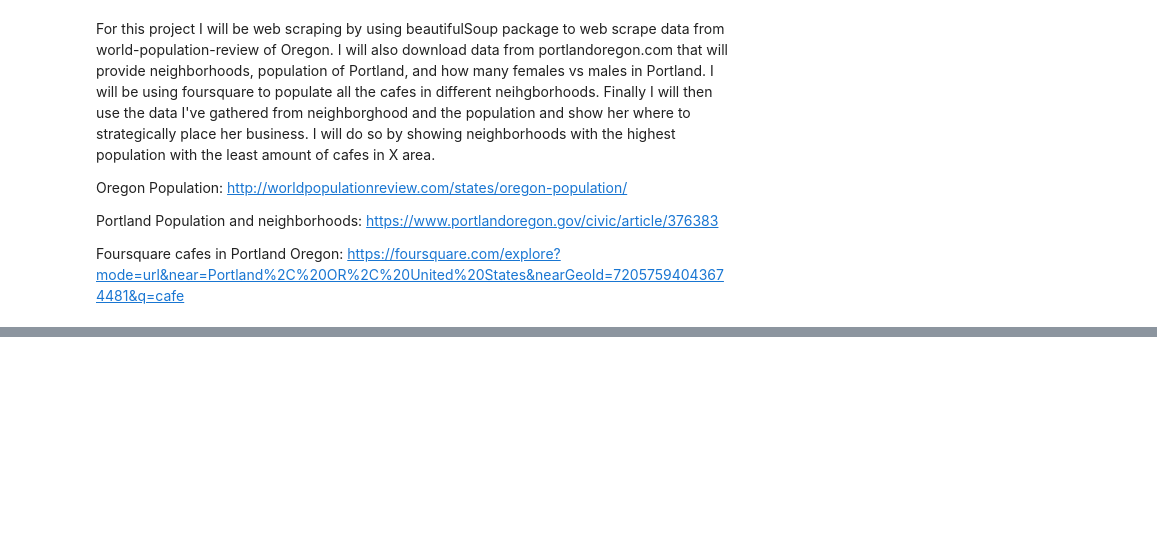
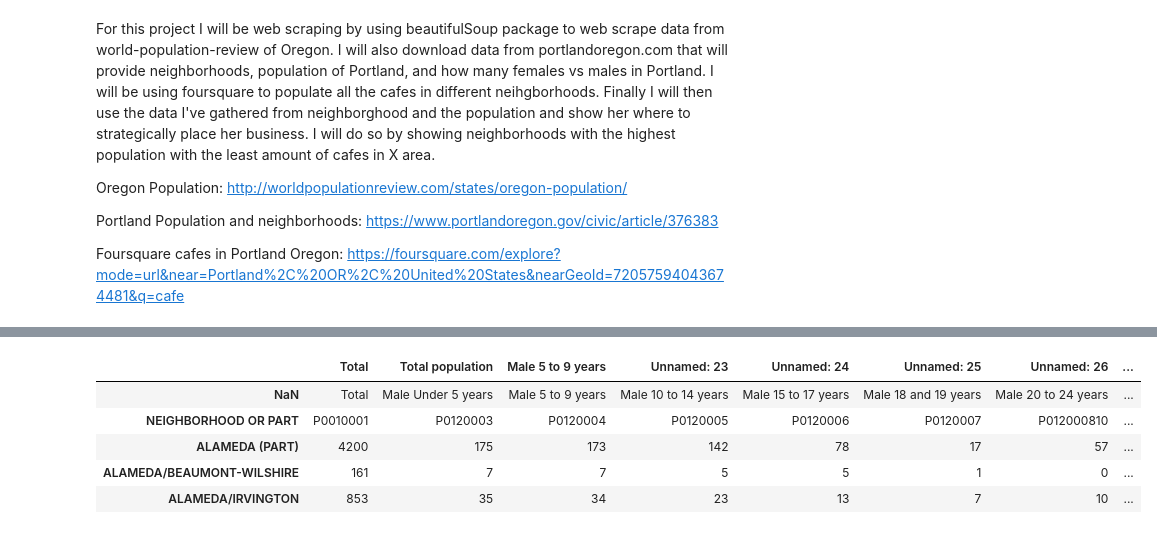
Before and after one commit to calirogue/Coursera_Capstone, a Jupyter notebook: Final_Battle.ipynb, the cells around one changed output, grey strips where cells are left out. Cells and saved outputs as stored; diff of their text form; code cells hidden in the pictures; blank space fills up the shorter version.

```diff
--- a/Final_Battle.ipynb
+++ b/Final_Battle.ipynb
@@ -23,0 +175,32 @@ https://foursquare.com/explore?mode=url&near=Portland%2C%20OR%2C%20United%20Stat
+# %%
+df_portland.rename(
+    columns={
+        "Total Population": "Total",
+        "Total population": "Male Under 5 years",
+        "Unnamed: 22": "Male 5 to 9 years",
+        "Unnamed: 23": "to 9 years Male 10 to 14 years",
+        "Unnamed: 24": "14 years Male 15 to 17 years",
+        "Unnamed: 25": "Male 18 and 19 years",
+        "Unnamed: 26": "Male 20 to 24 years",
+        "Unnamed: 27": "Male 25 to 29 years",
+        "Unnamed: 28": "Male 30 to 34 years",
+        "Unnamed: 29": "Male 35 to 39 years",
+        "Unnamed: 30": "Male 40 to 44 years",
+        "Unnamed: 31": "Male 45 to 49 years",
+        "Unnamed: 32": "Male 50 to 54 years",
+        "Unnamed: 33": "Male 55 to 59 years",
+        "Unnamed: 34": "Male 60 to 64 years",
+        "Unnamed: 35": "Male 65 to 69 years",
+        "Unnamed: 36": "Male 70 to 74 years",
+    },
+    inplace=True
+)
+# %%
+df_portland.head()
+# %% [output]
+|  | Total | Total population | Male 5 to 9 years | Unnamed: 23 | Unnamed: 24 | Unnamed: 25 | Unnamed: 26 | ... |
+| NaN | Total | Male Under 5 years | Male 5 to 9 years | Male 10 to 14 years | Male 15 to 17 years | Male 18 and 19 years | Male 20 to 24 years | ... |
+| NEIGHBORHOOD OR PART | P0010001 | P0120003 | P0120004 | P0120005 | P0120006 | P0120007 | P012000810 | ... |
+| ALAMEDA (PART) | 4200 | 175 | 173 | 142 | 78 | 17 | 57 | ... |
+| ALAMEDA/BEAUMONT-WILSHIRE | 161 | 7 | 7 | 5 | 5 | 1 | 0 | ... |
+| ALAMEDA/IRVINGTON | 853 | 35 | 34 | 23 | 13 | 7 | 10 | ... |
```
Also changed, not shown: parts of 18 cells of this notebook.
